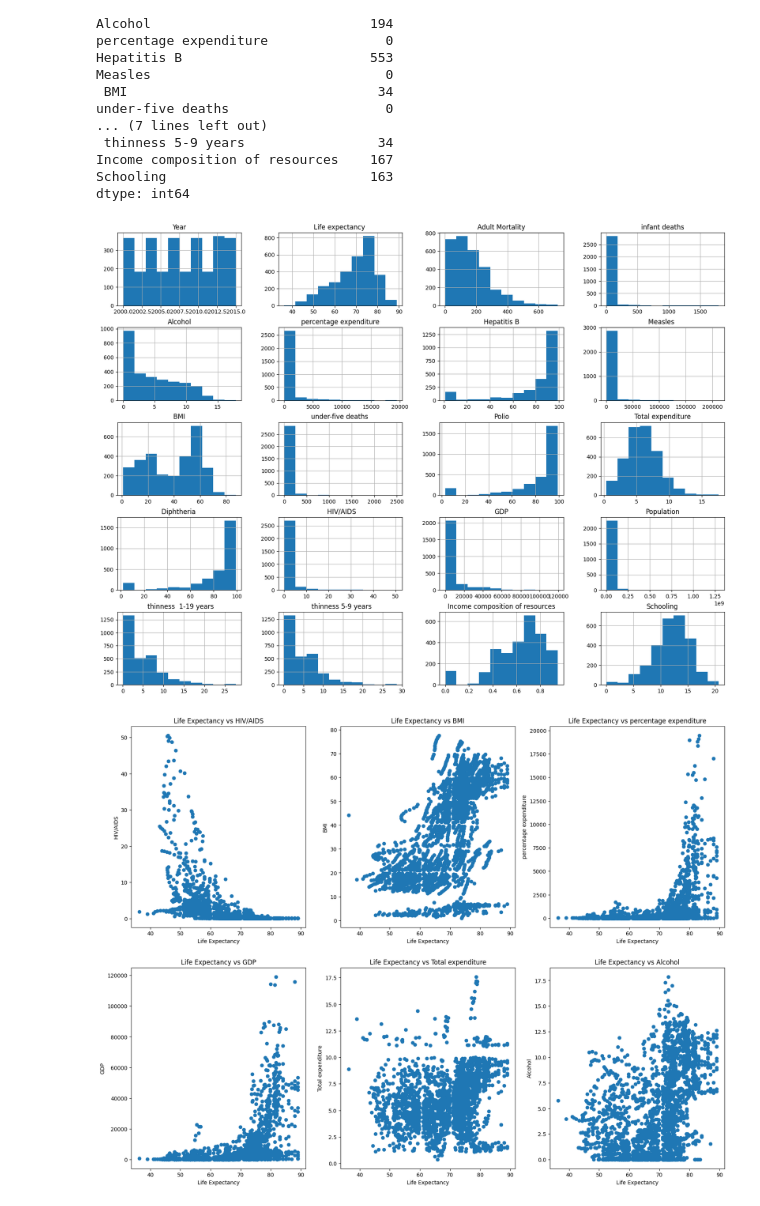
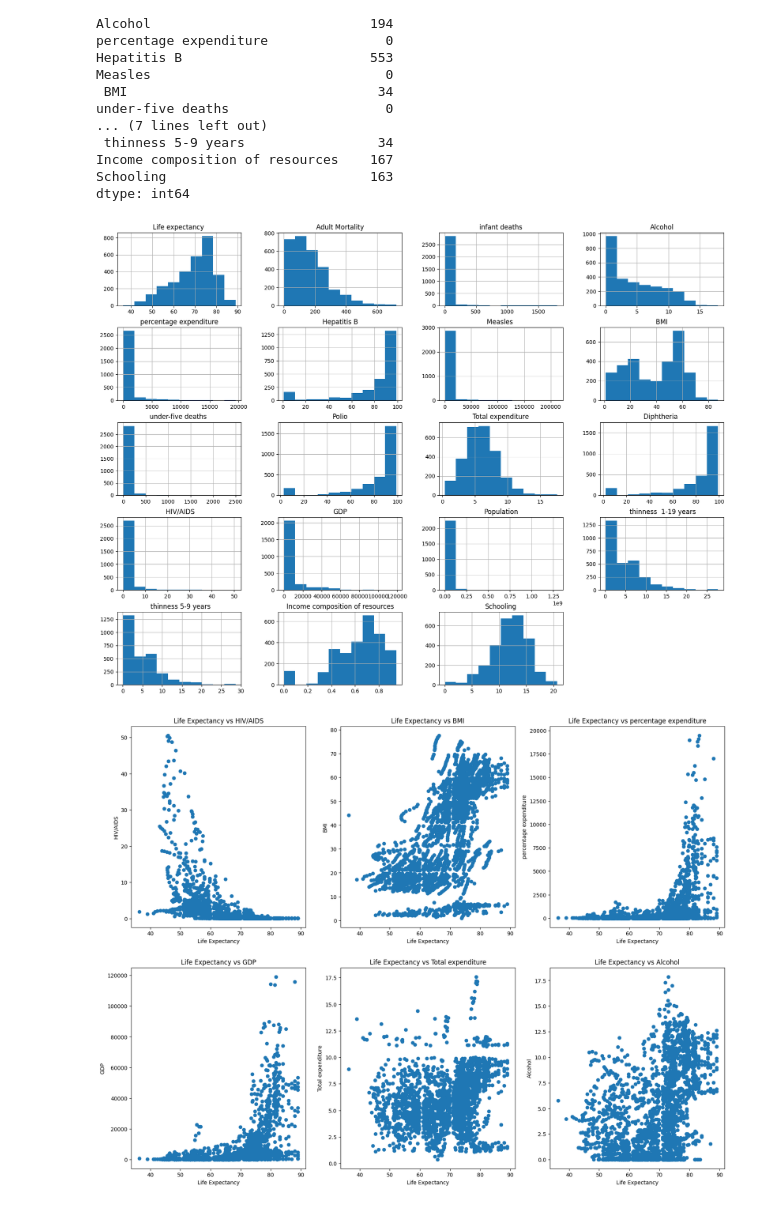
Before and after one commit to Abdul-AA/Life-Expectancy, a Jupyter notebook: Life-Expectancy-Model.ipynb, the cells around one changed output. Cells and saved outputs as stored; diff of their text form; code cells hidden in the pictures.

```diff
--- a/Life-Expectancy-Model.ipynb
+++ b/Life-Expectancy-Model.ipynb
@@ -133,9 +135,9 @@ Schooling                          163
 dtype: int64
 # %%
 # univariate analysis: plotting the distribution of the all the columns
-df.hist(figsize=(20,15));
+df.drop('Year', axis=1).hist(figsize=(20,15));
 # %% [output]
-[figure, old version]
+[figure, new version]
 # %%
 # bivariate analysis: plotting the distribution of notable features against the target variable
 plt.figure(figsize=(20,15))
```
Also changed, not shown: parts of 3 cells of this notebook.
